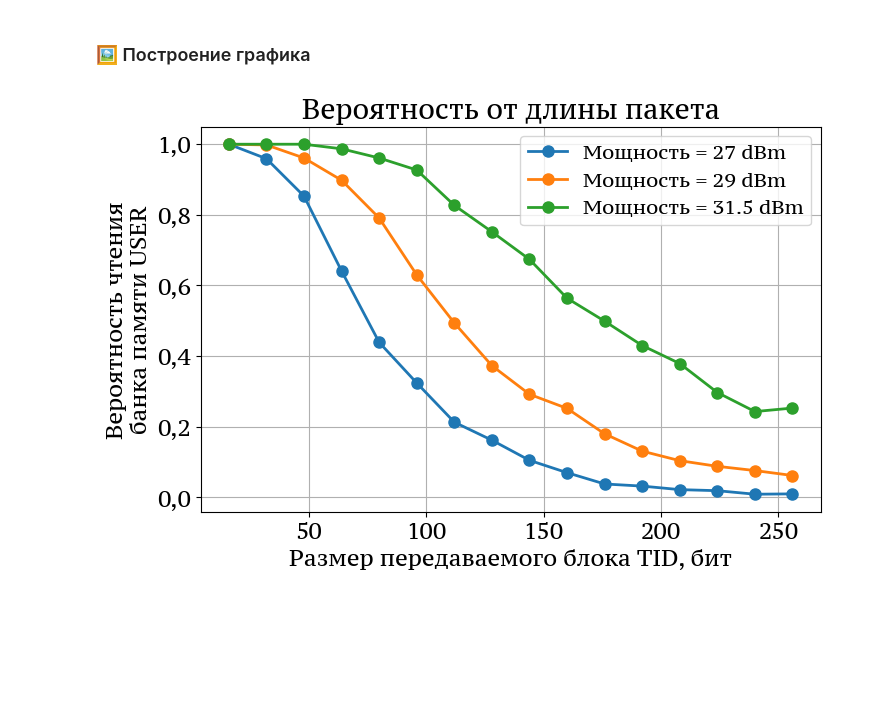
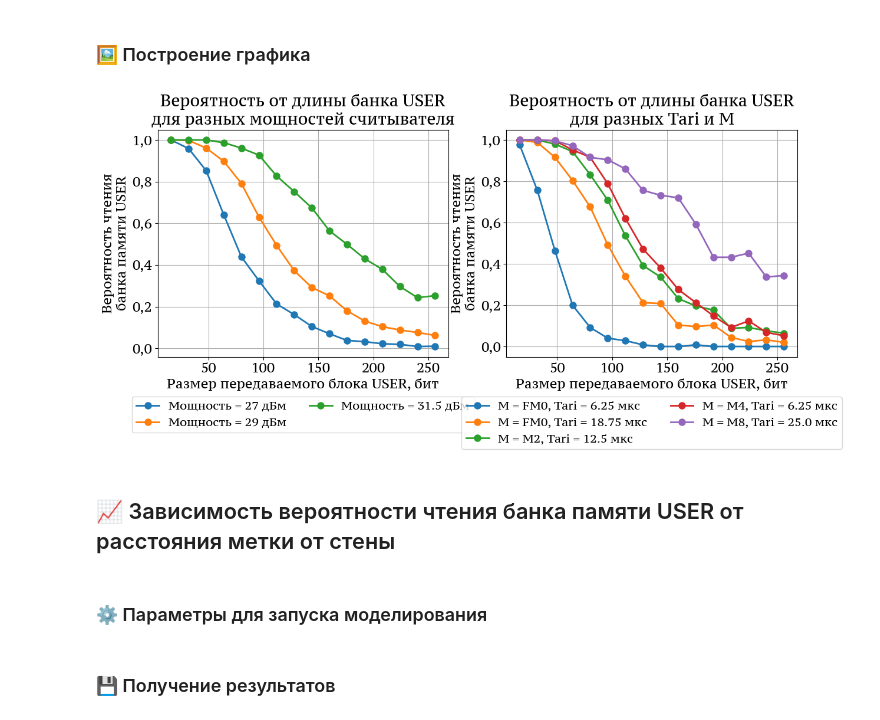
Before and after one commit to VilmenAbramian/simulation, a Jupyter notebook: pysim/experiments/rfid_single_tag.ipynb, the cells around one changed output. Saved outputs shown, nothing was run; the diff lists cells and outputs as text; code cells hidden in the pictures; blank space fills up the shorter version.

```diff
--- a/pysim/experiments/rfid_single_tag.ipynb
+++ b/pysim/experiments/rfid_single_tag.ipynb
@@ -420,32 +440,49 @@ length_results = get_length_probs(length_params_list, use_json=False, save_resul
+# %%
+key_name = lambda params: f"Мощность = {params['power']} дБм"
+key_name_2 = lambda params: f"M = {params['encoding']}, Tari = {params['tari']} мкс"
+# %%
+length_results_1_exp = calculate_probs(
+    variable="tid_word_size",
+    variable_values=tid_lengths,
+    params_list=length_params_list_1_exp,
+    key_fn=key_name,
+    use_json=True,
+    save_results=False,
+    file_name="length_1.json"
+)
+# Моделирование на M3 Pro с 'num_tags': 1000:
+# Моделирование по длине пакета: 100%|██████████| 3/3 [04:56<00:00, 98.89s/it]
+# %%
+length_results_2_exp = calculate_probs(
+    variable="tid_word_size",
+    variable_values=tid_lengths,
+    params_list=length_params_list_2_exp,
+    key_fn=key_name_2,
+    use_json=True,
+    save_results=False,
+    file_name="length_2.json"
+)
 # %% [markdown]
 ### 🖼️ Построение графика
-# %%
-def plot_length_probs(
-    image_name: str = 'Length probs', save_fig: bool = False
-) -> None:
-    """
-    Построить график зависимости вероятности чтения от длины передаваемого пакета.
-
-    Args:
-        image_name: имя файла;
-        save_fig: сохранить ли график.
-    """
-    fig, ax = plt.subplots()
-    for power in power_params:
-        label = f"Мощность = {power['power']} dBm"
-        key = f"power{power['power']}"
-        inventory_probs = length_results[key]
-        ax.plot(tid_lengths, inventory_probs, label=label, marker='o')
-
-    ax.set_xlabel('Размер передаваемого блока TID, бит')
-    ax.set_ylabel('Вероятность чтения\nбанка памяти USER')
-    ax.set_title('Вероятность от длины пакета')
-    ax.grid()
-    ax.legend()
-
-    if save_fig:
-        savefig(name=image_name, directory=IMAGE_DIRECTORY)
-
-plot_length_probs(save_fig=True)
-# %% [output]
-[figure, removed]
+# %%
+plot_probs(
+    results_list=[length_results_1_exp, length_results_2_exp],
+    labels_list=[
+        [key_name(params) for params in power_params],
+        [key_name_2(params) for params in coding_params],
+    ],
+    titles=[
+        "Вероятность от длины банка USER\nдля разных мощностей считывателя",
+        "Вероятность от длины банка USER\nдля разных Tari и M"
+    ],
+    x_variable=tid_lengths,
+    x_label="Размер передаваемого блока USER, бит",
+    image_name="Length probs",
+    save_fig=False
+)
+# %% [output]
+[figure, added]
+# %% [markdown]
+## 📈 Зависимость вероятности чтения банка памяти USER от расстояния метки от стены
+# %% [markdown]
+### ⚙️ Параметры для запуска моделирования
@@ -451,0 +516,2 @@ plot_length_probs(save_fig=True)
+# %% [markdown]
+### 💾 Получение результатов
```
Also changed, not shown: parts of 33 cells of this notebook, 14 other files.
